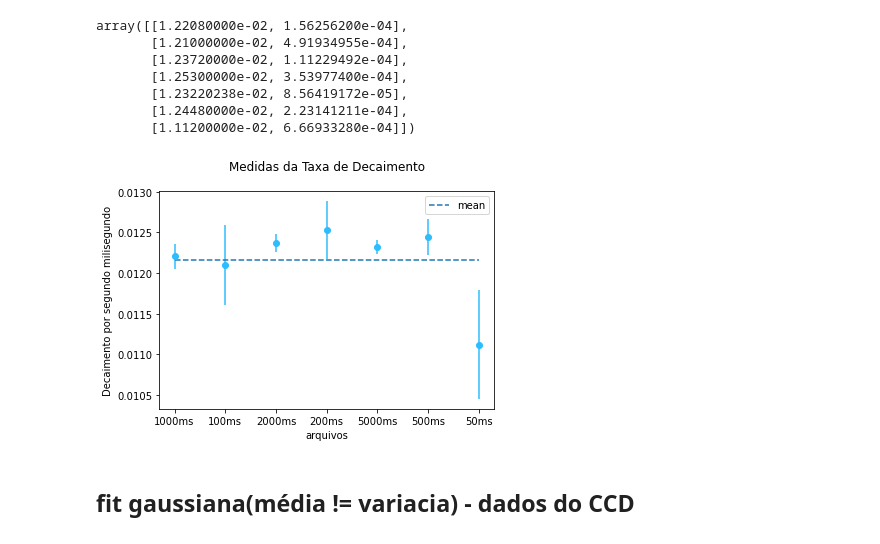
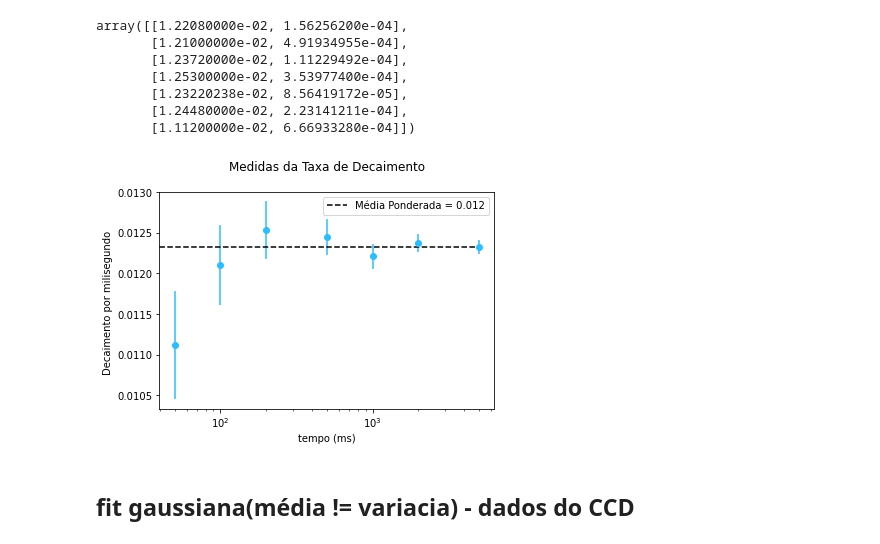
Before and after one commit to estevanmendes/LABIV, a Jupyter notebook: codigo_analise_v1.ipynb, the cells around one changed output. Drawn from its saved outputs; the diff is of its cells as text; code cells hidden in the pictures.

```diff
--- a/codigo_analise_v1.ipynb
+++ b/codigo_analise_v1.ipynb
@@ -201,19 +201,22 @@ array([[1.22080000e-02, 1.56256200e-04],
        [1.24480000e-02, 2.23141211e-04],
        [1.11200000e-02, 6.66933280e-04]])
 # %%
-labels=[filenames[i].split('.')[0] for i in range(len(filenames)-1)]
+labels=[int(filenames[i].split('ms')[0]) for i in range(len(filenames)-1)]
 plt.errorbar(labels,decay_rate[:,0],yerr=decay_rate[:,1],color=Blue,fmt='o')
-mean_decays=np.ones(7)*decay_rate[:,0].mean()
-plt.plot(labels,mean_decays,linestyle='dashed',label='mean')
+weighted_mean=np.dot(decay_rate[:,0],1/(decay_rate[:,1])**2)/sum(1/(decay_rate[:,1])**2)
+
+
+plt.hlines(weighted_mean,0,max(labels),linestyle='dashed',label='Média Ponderada = {:.2}'.format(weighted_mean),color='black')
 error_mean=(decay_rate[:,0].mean()/len(dt))**0.5
 # plt.fill_between(labels,mean_decays-error_mean,mean_decays+error_mean)
 plt.title('Medidas da Taxa de Decaimento\n')
-plt.xlabel('arquivos')
-plt.ylabel('Decaimento por segundo milisegundo')
+plt.xlabel('tempo (ms)')
+plt.ylabel('Decaimento por milisegundo ')
 plt.legend()
-plt.savefig('medidas_taxa_decaimento_v1.png')
+plt.xscale('log')
+# plt.savefig('img\medidas_taxa_decaimento_v1.png')
 # %% [output]
-[figure, old version]
+[figure, new version]
 # %%
 def gaussian_2_parameters(x,mean,std):
     return np.exp(-0.5*(x-mean)**2./std**2)* 1./np.sqrt(2.*np.pi)*std
```
Also changed, not shown: parts of 5 cells of this notebook, 5 other files.
